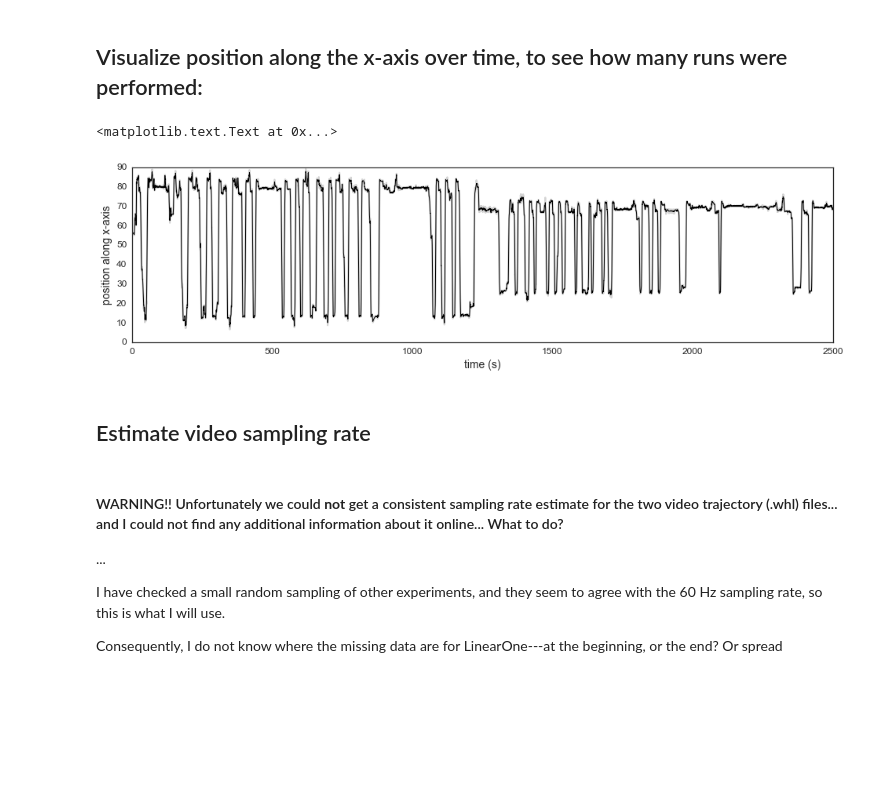
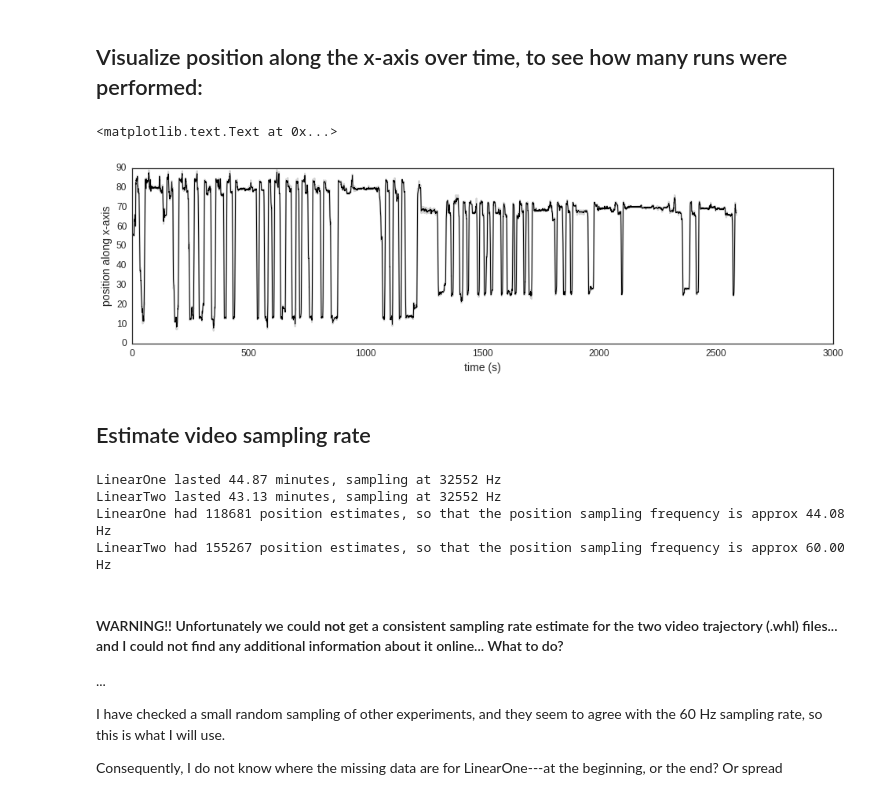
Before and after one commit to eackermann/hc-3, a Jupyter notebook: [2] place field visualization.ipynb, the cells around one changed output. Drawn from its saved outputs; the diff is of its cells as text; code cells hidden in the pictures; blank space fills up the shorter version.

Commit message:
trying to find place field estimation/decoding bug :/

```diff
--- a/[2] place field visualization.ipynb
+++ b/[2] place field visualization.ipynb
@@ -34,11 +34,23 @@ try:
 except:
     print( "Cannot load files in C:/...; trying Unix location instead.")
     try:
-        df1whl = pd.read_table( '/home/etienne/Dropbox/neoReader/Data/gor01-6-7/2006-6-7_11-26-53_lin1/2006-6-7_11-26-53.whl',sep='\t', skiprows=0, names=['x1', 'y1', 'x2', 'y2'] )
+        #df1whl = pd.read_table( '/home/etienne/Dropbox/neoReader/Data/gor01-6-7/2006-6-7_11-26-53_lin1/2006-6-7_11-26-53.whl',sep='\t', skiprows=0, names=['x1', 'y1', 'x2', 'y2'] )
         df2whl = pd.read_table( '/home/etienne/Dropbox/neoReader/Data/gor01-6-7/2006-6-7_16-40-19_lin2/2006-6-7_16-40-19.whl',sep='\t', skiprows=0, names=['x1', 'y1', 'x2', 'y2'] )
+        #df1whl = pd.read_table( '/home/etienne/Dropbox/neoReader/Data/gor01-6-12/2006-6-12_15-55-31_lin1/2006-6-12_15-55-31.whl',sep='\t', skiprows=0, names=['x1', 'y1', 'x2', 'y2'] )
+        #df2whl = pd.read_table( '/home/etienne/Dropbox/neoReader/Data/gor01-6-12/2006-6-12_16-53-46_lin2/2006-6-12_16-53-46.whl',sep='\t', skiprows=0, names=['x1', 'y1', 'x2', 'y2'] )
+        #df1whl = pd.read_table( '/home/etienne/Dropbox/neoReader/Data/gor01-6-13/2006-6-13_14-42-6_lin1/2006-6-13_14-42-6.whl',sep='\t', skiprows=0, names=['x1', 'y1', 'x2', 'y2'] )
+        #df2whl = pd.read_table( '/home/etienne/Dropbox/neoReader/Data/gor01-6-13/2006-6-13_15-22-3_lin2/2006-6-13_15-22-3.whl',sep='\t', skiprows=0, names=['x1', 'y1', 'x2', 'y2'] )
     except:
-        print( "Unexpected error:", sys.exc_info()[0] )
-        raise
+        print( "Cannot load files in Unix location; trying Mac location instead.")
+        try:
+
+            df1whl = pd.read_table( '/Users/etienne/Dropbox/neoReader/Data/gor01-6-7/2006-6-7_11-26-53_lin1/2006-6-7_11-26-53.whl',sep='\t', skiprows=0, names=['x1', 'y1', 'x2', 'y2'] )
+            df2whl = pd.read_table( '/Users/etienne/Dropbox/neoReader/Data/gor01-6-7/2006-6-7_16-40-19_lin2/2006-6-7_16-40-19.whl',sep='\t', skiprows=0, names=['x1', 'y1', 'x2', 'y2'] )
+        except:
+            print( "Unexpected error:", sys.exc_info()[0] )
+            raise
+        else:
+            print( "Data loaded successfully." )
     else:
         print( "Data loaded successfully." )
 else:
@@ -59,19 +72,19 @@ Data loaded successfully.
 # %%
 sns.set(rc={'figure.figsize': (16, 4),'lines.linewidth': 1.5, 'font.size': 16, 'axes.labelsize': 14, 'legend.fontsize': 12, 'ytick.labelsize': 12, 'xtick.labelsize': 12 })
 sns.set_style("white")
 f, ( ax1 ) = plt.subplots(1,1)
 
 ax1.plot(np.linspace(0,len(df2whl.index)/60,len(df2whl.index)),df2whl['x1'], linewidth=2, color='lightgray' )
 ax1.plot(np.linspace(0,len(df2whl.index)/60,len(df2whl.index)),df2whl['x2'], linewidth=2, color='lightgray' )
 ax1.plot(np.linspace(0,len(df2whl.index)/60,len(df2whl.index)),(df2whl['x1'] + df2whl['x2'])/2, linewidth=1, color='k' )
-ax1.set_xlim([0,2500])
+#ax1.set_xlim([0,2500])
 ax1.set_xlabel('time (s)')
 ax1.set_ylabel('position along x-axis')
 
 #saveFigure("figures/x-pos vs time.pdf")
 # %% [output]
 <matplotlib.text.Text at 0x...>
-[figure, old version]
+[figure, new version]
 # %% [markdown]
 ## Estimate video sampling rate
 # %%
@@ -109,6 +122,11 @@ print("LinearTwo lasted {0:2.2f} minutes, sampling at {1} Hz".format(exp_duratio
 
 print("LinearOne had {0} position estimates, so that the position sampling frequency is approx {1:2.2f} Hz".format(df1whl.index[-1],df1whl.index[-1]/exp_duration1 ))
 print("LinearTwo had {0} position estimates, so that the position sampling frequency is approx {1:2.2f} Hz".format(df2whl.index[-1],df2whl.index[-1]/exp_duration2 ))
+# %% [output]
+LinearOne lasted 44.87 minutes, sampling at 32552 Hz
+LinearTwo lasted 43.13 minutes, sampling at 32552 Hz
+LinearOne had 118681 position estimates, so that the position sampling frequency is approx 44.08 Hz
+LinearTwo had 155267 position estimates, so that the position sampling frequency is approx 60.00 Hz
 # %% [markdown]
 #### WARNING!! Unfortunately we could **not** get a consistent sampling rate estimate for the two video trajectory (.whl) files... and I could not find any additional information about it online... What to do?
 
```
Also changed, not shown: parts of 36 cells of this notebook, 3 other files.
